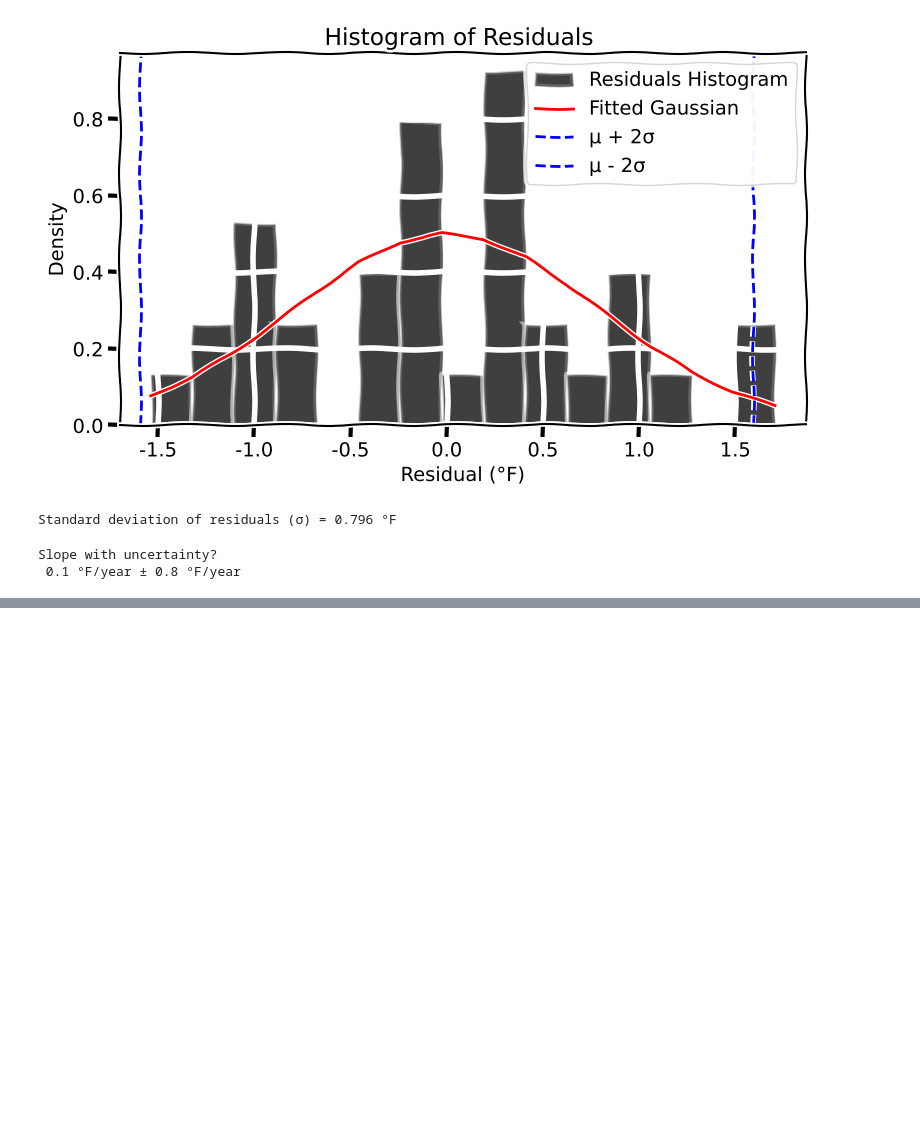
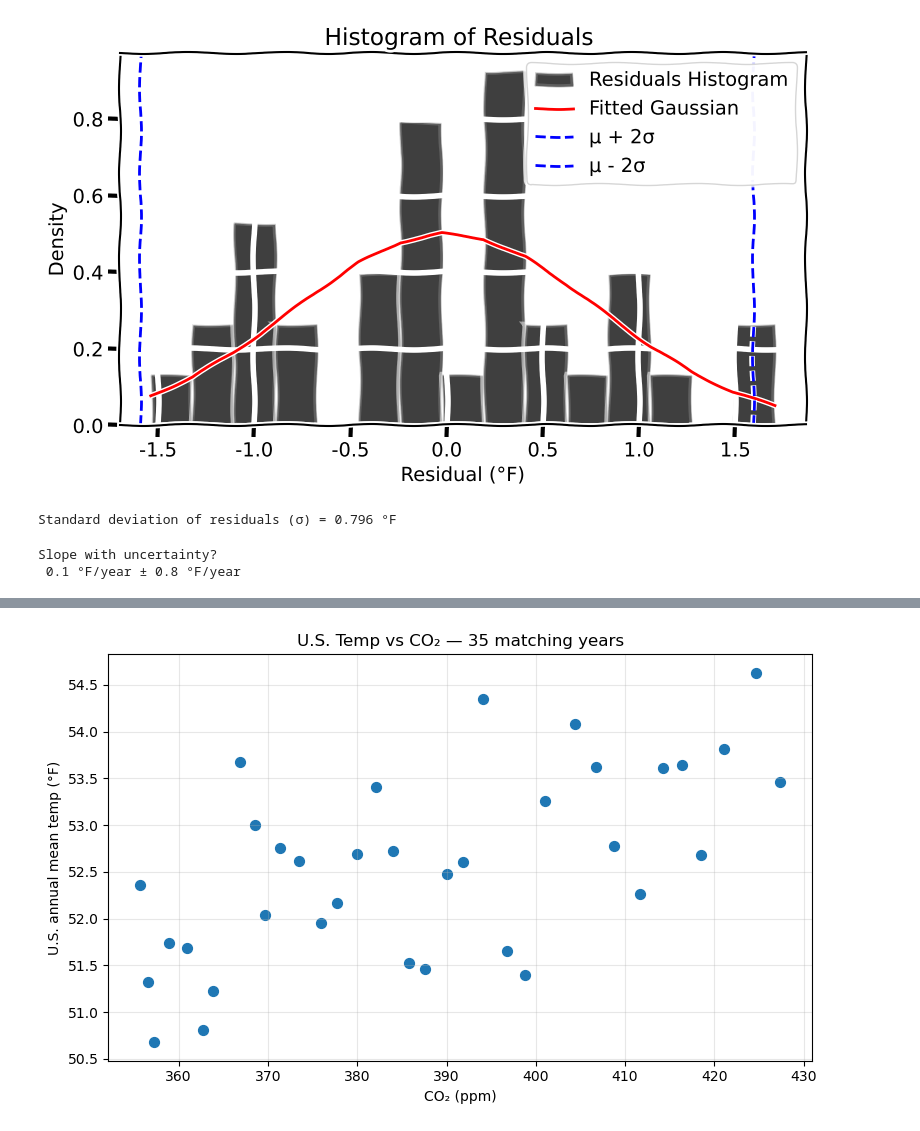
Before and after one commit to quantizedreza/Planetary-Physics-With-Python, a Jupyter notebook: Earth-T/trend.ipynb, the cells around one changed output, grey strips where cells are left out. Cells and saved outputs as stored; diff of their text form; code cells hidden in the pictures; blank space fills up the shorter version.

```diff
--- a/Earth-T/trend.ipynb
+++ b/Earth-T/trend.ipynb
@@ -177,0 +291,26 @@ Slope with uncertainty?
+# %%
+import pandas as pd
+import matplotlib.pyplot as plt
+
+temps = pd.read_csv("data.csv")
+temps['Year'] = temps['Year'].astype(int)               # force clean integers
+temps_annual = temps.groupby("Year")["Temperature"].mean()
+
+co2 = pd.read_csv("co2.txt", sep=r'\s+', comment='#',
+                  usecols=[0,1], names=['year','co2'])
+co2['year'] = co2['year'].astype(int)                   # force clean integers
+
+# Merge to ensure only matching years
+df = pd.DataFrame({'year': temps_annual.index, 'temp': temps_annual.values}) \
+      .merge(co2, on='year')
+
+plt.figure(figsize=(8, 5))
+plt.scatter(df['co2'], df['temp'], s=50)
+plt.xlabel("CO₂ (ppm)")
+plt.ylabel("U.S. annual mean temp (°F)")
+plt.title(f"U.S. Temp vs CO₂ — {len(df)} matching years")
+plt.grid(alpha=0.3)
+plt.tight_layout()
+plt.show()
+# %% [output]
+[figure, added]
```
Also changed, not shown: parts of 15 cells of this notebook.
